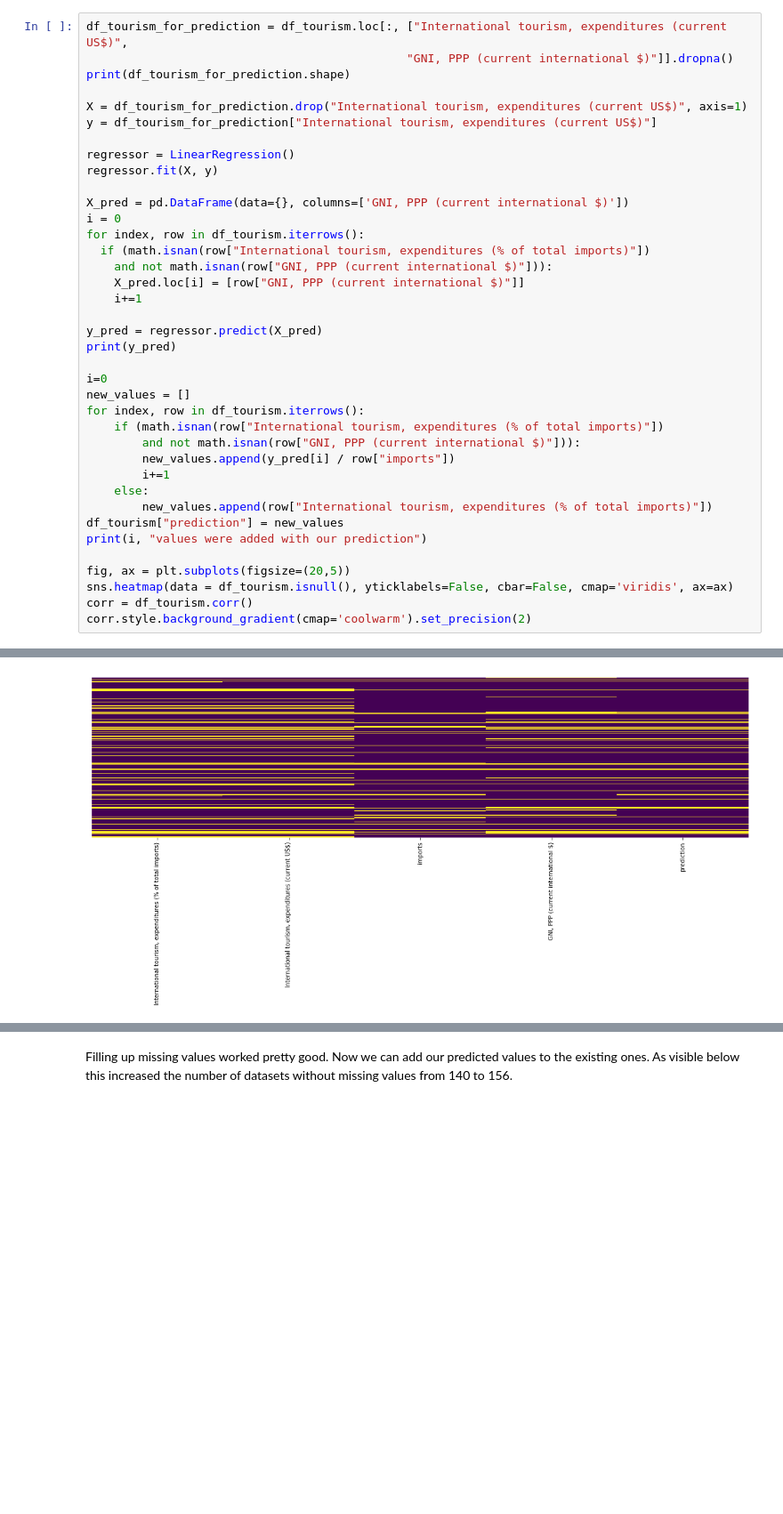
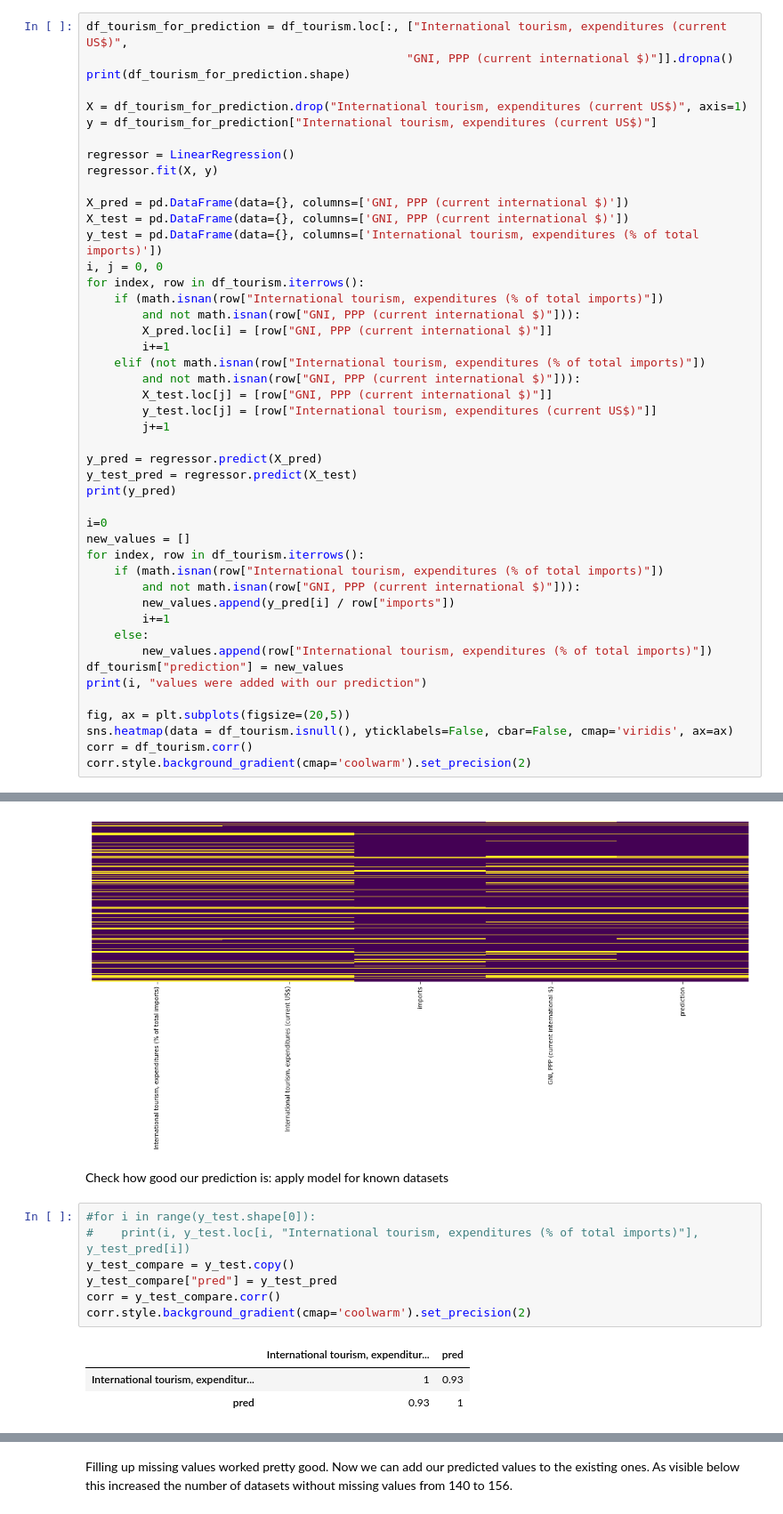
Before and after one commit to WWI17SEB/ml-covid, a Jupyter notebook: data/prepare_data_cases.ipynb, the cells around one changed output, grey strips where cells are left out. Shown: that part at 89% size. Saved outputs shown, nothing was run; the diff lists cells and outputs as text; blank space fills up the shorter version.

Commit message:
add notebook for deaths data preparation
+ evaluate prediction of features (tourism + smokers)

```diff
--- a/data/prepare_data_cases.ipynb
+++ b/data/prepare_data_cases.ipynb
@@ -134,14 +134,22 @@ regressor = LinearRegression()
 regressor.fit(X, y)
 
 X_pred = pd.DataFrame(data={}, columns=['GNI, PPP (current international $)'])
-i = 0
+X_test = pd.DataFrame(data={}, columns=['GNI, PPP (current international $)'])
+y_test = pd.DataFrame(data={}, columns=['International tourism, expenditures (% of total imports)'])
+i, j = 0, 0
 for index, row in df_tourism.iterrows():
-  if (math.isnan(row["International tourism, expenditures (% of total imports)"])
-    and not math.isnan(row["GNI, PPP (current international $)"])):
-    X_pred.loc[i] = [row["GNI, PPP (current international $)"]]
-    i+=1
+    if (math.isnan(row["International tourism, expenditures (% of total imports)"])
+        and not math.isnan(row["GNI, PPP (current international $)"])):
+        X_pred.loc[i] = [row["GNI, PPP (current international $)"]]
+        i+=1
+    elif (not math.isnan(row["International tourism, expenditures (% of total imports)"])
+        and not math.isnan(row["GNI, PPP (current international $)"])):
+        X_test.loc[j] = [row["GNI, PPP (current international $)"]]
+        y_test.loc[j] = [row["International tourism, expenditures (current US$)"]]
+        j+=1
 
 y_pred = regressor.predict(X_pred)
+y_test_pred = regressor.predict(X_test)
 print(y_pred)
 
 i=0
@@ -175,3 +183,16 @@ corr.style.background_gradient(cmap='coolwarm').set_precision(2)
 | GNI, PPP (current international $) | 0.011 | 0.93 | 0.92 | 1 | 0.047 |
 | prediction | 1 | 0.058 | -0.0052 | 0.047 | 1 |
 [figure]
+# %% [markdown]
+Check how good our prediction is: apply model for known datasets
+# %%
+#for i in range(y_test.shape[0]):
+#    print(i, y_test.loc[i, "International tourism, expenditures (% of total imports)"], y_test_pred[i])
+y_test_compare = y_test.copy()
+y_test_compare["pred"] = y_test_pred
+corr = y_test_compare.corr()
+corr.style.background_gradient(cmap='coolwarm').set_precision(2)
+# %% [output]
+|  | International tourism, expenditur... | pred |
+| International tourism, expenditur... | 1 | 0.93 |
+| pred | 0.93 | 1 |
```
Also changed, not shown: parts of 2 cells of this notebook, 3 other files.
